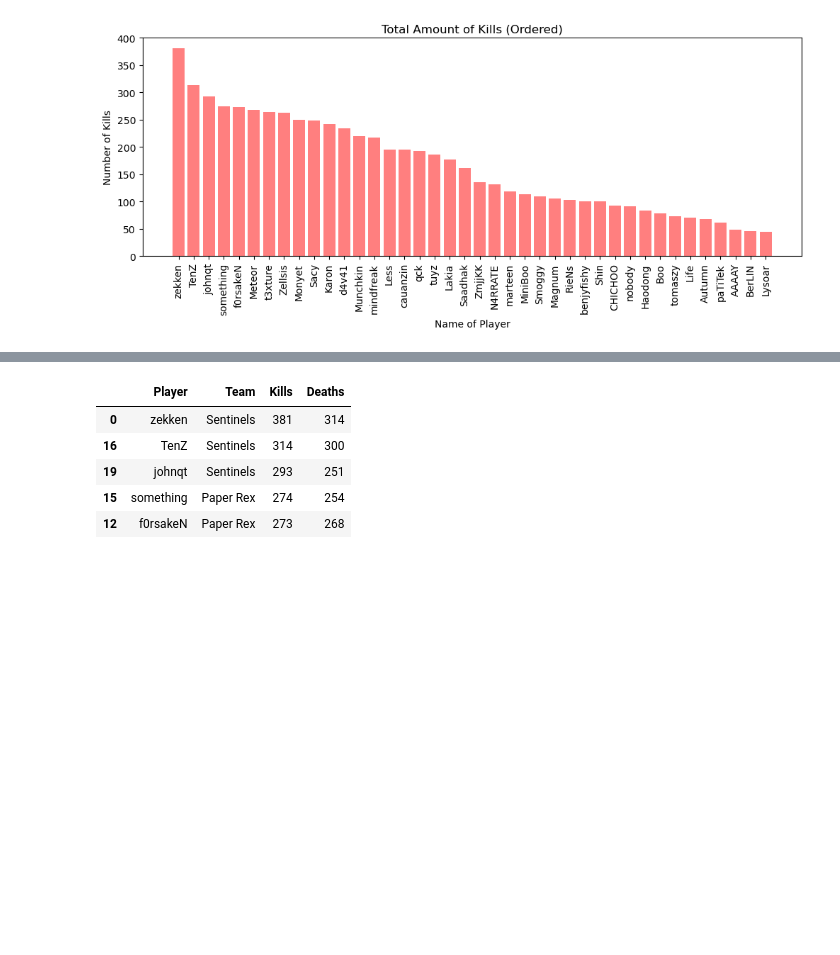
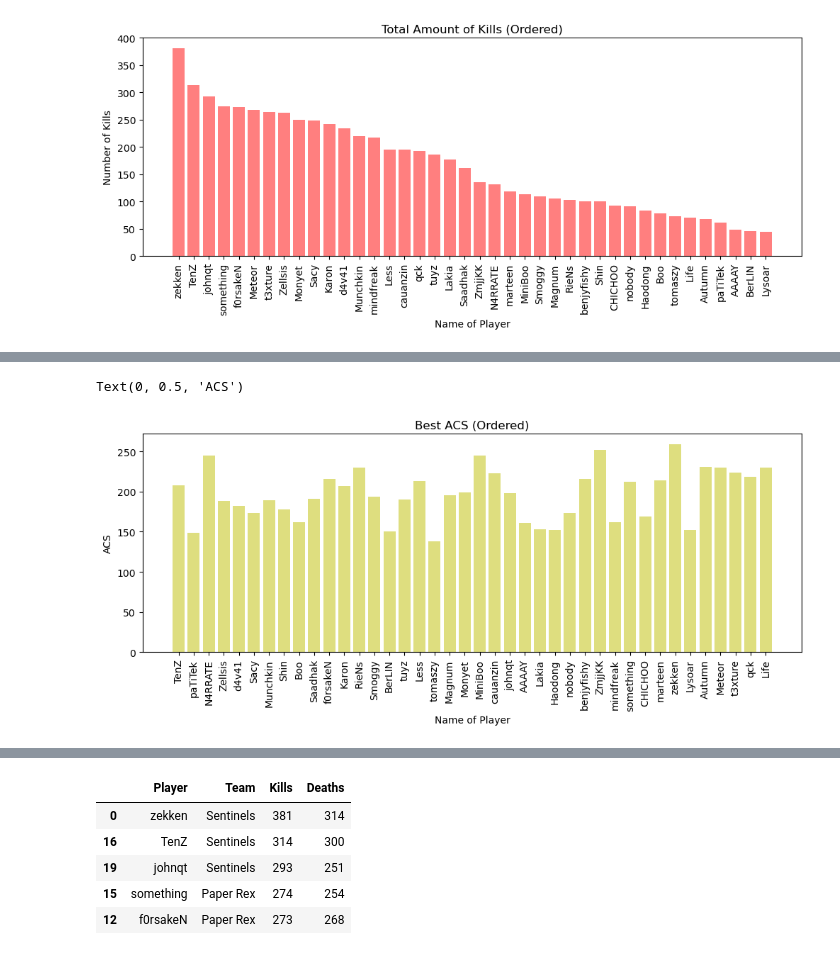
Before and after one commit to azrielmt/vct-masters-madrid-data, a Jupyter notebook: viz.ipynb, the cells around one changed output, grey strips where cells are left out. Saved outputs shown, nothing was run; the diff lists cells and outputs as text; code cells hidden in the pictures; blank space fills up the shorter version.

```diff
--- a/viz.ipynb
+++ b/viz.ipynb
@@ -83,0 +130,11 @@ teams_df
+# %%
+# Average Combat Score is the cumulation of Kills, Damage and Non-Damaging Assists in a map.
+plt.figure(figsize=(12,4))
+plt.bar(x_axis, grouped_df["ACS/Map"], color='y', alpha=0.5)
+plt.xticks(tick_locations, grouped_df["Player"], rotation="vertical")
+plt.title("Best ACS (Ordered)")
+plt.xlabel("Name of Player")
+plt.ylabel("ACS")
+# %% [output]
+Text(0, 0.5, 'ACS')
+[figure, added]
```
Also changed, not shown: parts of 18 cells of this notebook, 1 other file.
